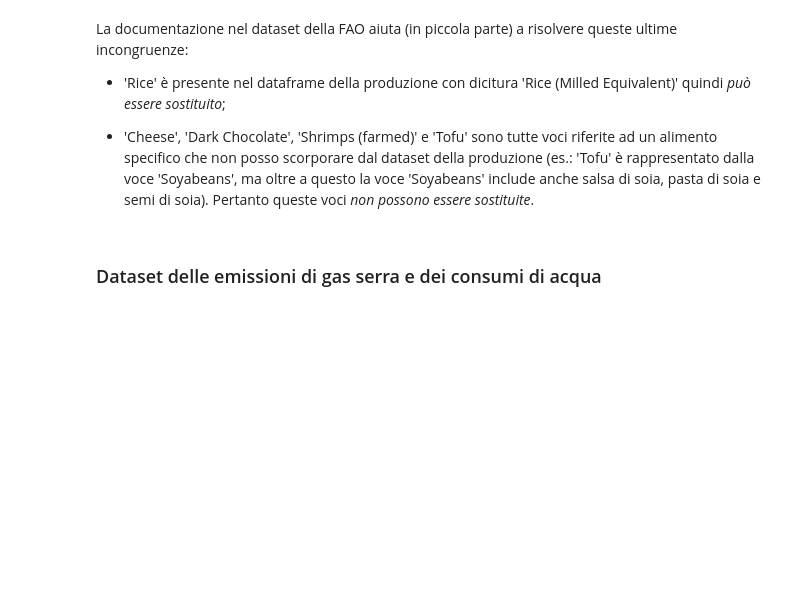
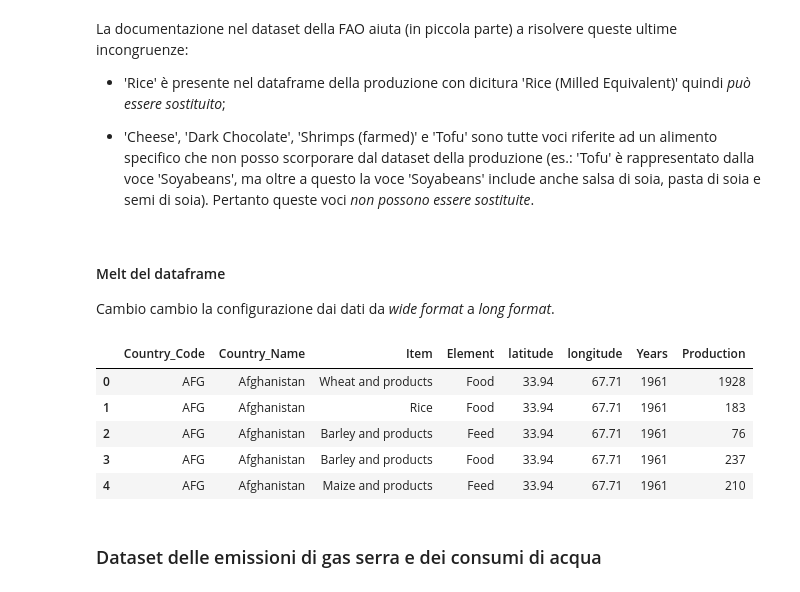
Before and after one commit to TheHextech/start2impact, a Jupyter notebook: Data_Science/Food_Project_DataVisualization_DataManipulation/EmanueleImmesiDataVis.ipynb, the cells around one changed output. Cells and saved outputs as stored; diff of their text form; code cells hidden in the pictures; blank space fills up the shorter version.

```diff
--- a/Data_Science/Food_Project_DataVisualization_DataManipulation/EmanueleImmesiDataVis.ipynb
+++ b/Data_Science/Food_Project_DataVisualization_DataManipulation/EmanueleImmesiDataVis.ipynb
@@ -481,6 +491,28 @@ df_prod.Item.replace({'Rice (Milled Equivalent)': 'Rice'}, inplace=True)
 
 # Resetto l'indice
 df_prod.reset_index(drop=True, inplace=True)
+# %% [markdown]
+#### Melt del dataframe
+
+Cambio cambio la configurazione dai dati da *wide format* a *long format*.
+# %%
+df_prod = df_prod.melt(
+
+    id_vars=['Country_Code', 'Country_Name', 'Item', 'Element', 'latitude', 'longitude'],
+    value_vars=[str(n) for n in range(1961, 2013+1)],
+    var_name="Years",
+    value_name="Production"
+
+    )
+
+df_prod.head()
+# %% [output]
+|  | Country_Code | Country_Name | Item | Element | latitude | longitude | Years | Production |
+| 0 | AFG | Afghanistan | Wheat and products | Food | 33.94 | 67.71 | 1961 | 1928 |
+| 1 | AFG | Afghanistan | Rice | Food | 33.94 | 67.71 | 1961 | 183 |
+| 2 | AFG | Afghanistan | Barley and products | Feed | 33.94 | 67.71 | 1961 | 76 |
+| 3 | AFG | Afghanistan | Barley and products | Food | 33.94 | 67.71 | 1961 | 237 |
+| 4 | AFG | Afghanistan | Maize and products | Feed | 33.94 | 67.71 | 1961 | 210 |
 # %% [markdown]
 ### Dataset delle emissioni di gas serra e dei consumi di acqua
 # %%
```
Also changed, not shown: parts of 53 cells of this notebook.
